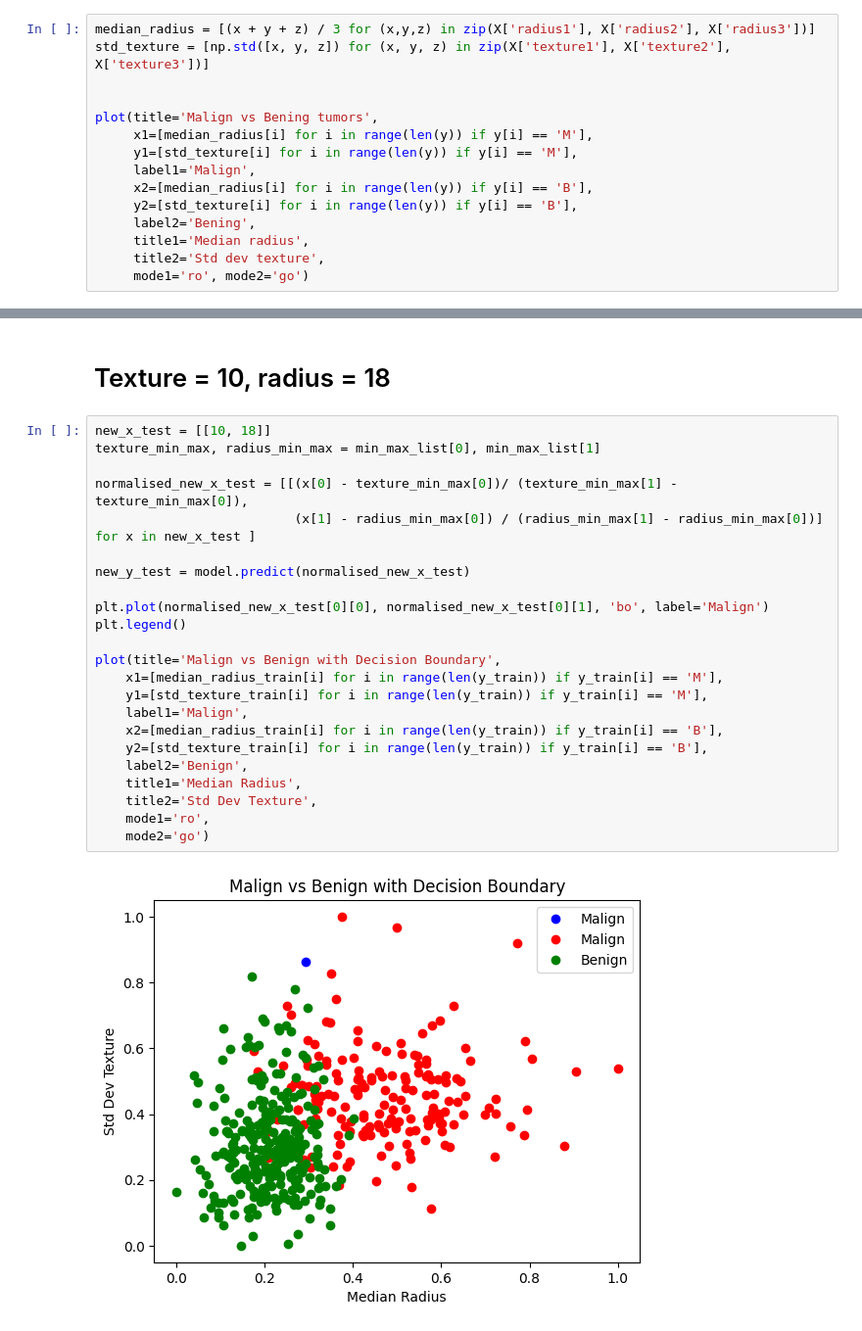
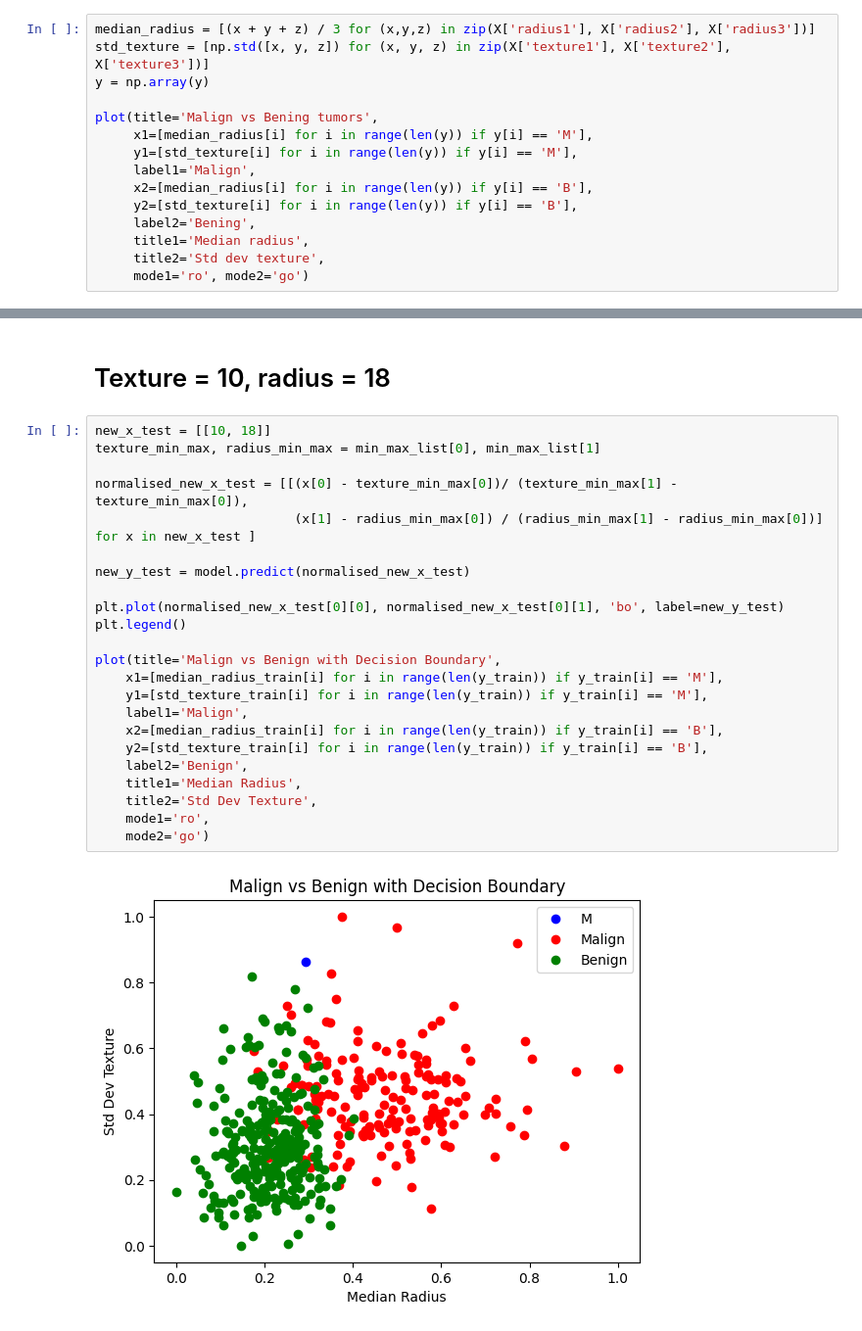
Before and after one commit to zdrobix/csubb, a Jupyter notebook: Semestru 4/IA/lab/lab6/problem2_tool.ipynb, the cells around one changed output, grey strips where cells are left out. Shown at 98% size. Drawn from its saved outputs; the diff is of its cells as text.

```diff
--- a/Semestru 4/IA/lab/lab6/problem2_tool.ipynb
+++ b/Semestru 4/IA/lab/lab6/problem2_tool.ipynb
@@ -95,7 +80,7 @@ def normalisation(x_train__, x_test__):
 # %%
 median_radius = [(x + y + z) / 3 for (x,y,z) in zip(X['radius1'], X['radius2'], X['radius3'])]
 std_texture = [np.std([x, y, z]) for (x, y, z) in zip(X['texture1'], X['texture2'], X['texture3'])]
-
+y = np.array(y)
 
 plot(title='Malign vs Bening tumors',
      x1=[median_radius[i] for i in range(len(y)) if y[i] == 'M'],
@@ -220,25 +205,25 @@ plot(title='Bening tumors actual vs predicted',
 # %%
 new_x_test = [[10, 18]]
 texture_min_max, radius_min_max = min_max_list[0], min_max_list[1]
 
 normalised_new_x_test = [[(x[0] - texture_min_max[0])/ (texture_min_max[1] - texture_min_max[0]),
                           (x[1] - radius_min_max[0]) / (radius_min_max[1] - radius_min_max[0])] for x in new_x_test ]
 
 new_y_test = model.predict(normalised_new_x_test)
 
-plt.plot(normalised_new_x_test[0][0], normalised_new_x_test[0][1], 'bo', label='Malign')
+plt.plot(normalised_new_x_test[0][0], normalised_new_x_test[0][1], 'bo', label=new_y_test)
 plt.legend()
 
 plot(title='Malign vs Benign with Decision Boundary',
     x1=[median_radius_train[i] for i in range(len(y_train)) if y_train[i] == 'M'],
     y1=[std_texture_train[i] for i in range(len(y_train)) if y_train[i] == 'M'],
     label1='Malign',
     x2=[median_radius_train[i] for i in range(len(y_train)) if y_train[i] == 'B'],
     y2=[std_texture_train[i] for i in range(len(y_train)) if y_train[i] == 'B'],
     label2='Benign',
     title1='Median Radius',
     title2='Std Dev Texture',
     mode1='ro',
     mode2='go')
 # %% [output]
-[figure, old version]
+[figure, new version]
```
Also changed, not shown: parts of 1 cell of this notebook, 2 other files.
